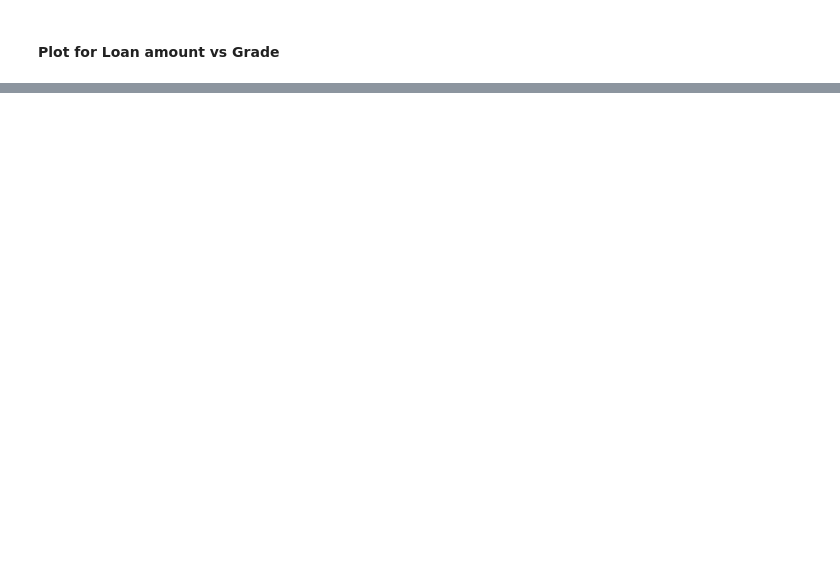
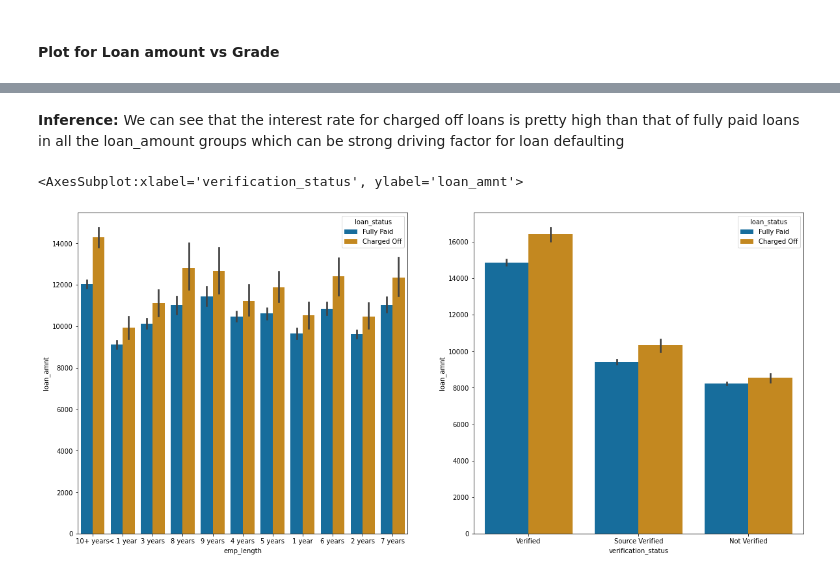
Before and after one commit to dichaudhary/lending-club-case-study, a Jupyter notebook: lending-case-study.ipynb, the cells around one changed output, grey strips where cells are left out. Saved outputs shown, nothing was run; the diff lists cells and outputs as text; code cells hidden in the pictures; blank space fills up the shorter version.

```diff
--- a/lending-case-study.ipynb
+++ b/lending-case-study.ipynb
@@ -307,0 +507,11 @@ plt.show()
+# %% [markdown]
+<b> Inference: </b> We can see that the interest rate for charged off loans is pretty high than that of fully paid loans in all the loan_amount groups which can be strong driving factor for loan defaulting
+# %%
+plt.figure(figsize=(20,20))
+plt.subplot(221)
+sns.barplot(data =loan_df,y='loan_amnt', x='emp_length', hue ='loan_status')
+plt.subplot(222)
+sns.barplot(data =loan_df,y='loan_amnt', x='verification_status', hue ='loan_status')
+# %% [output]
+<AxesSubplot:xlabel='verification_status', ylabel='loan_amnt'>
+[figure, added]
```
Also changed, not shown: parts of 48 cells of this notebook.
